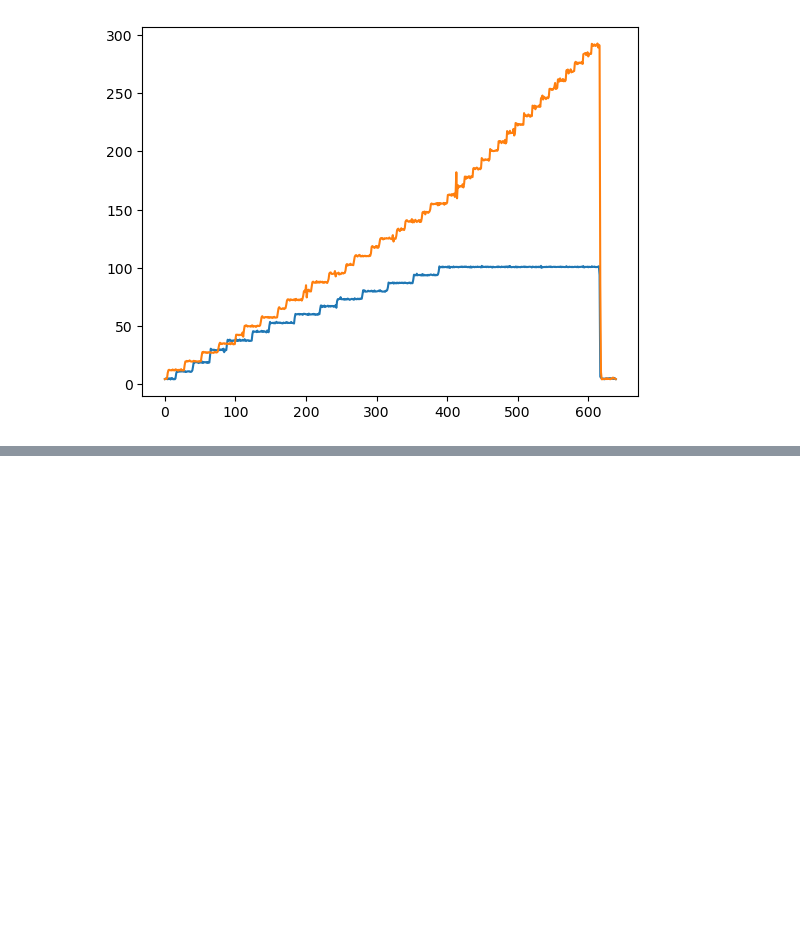
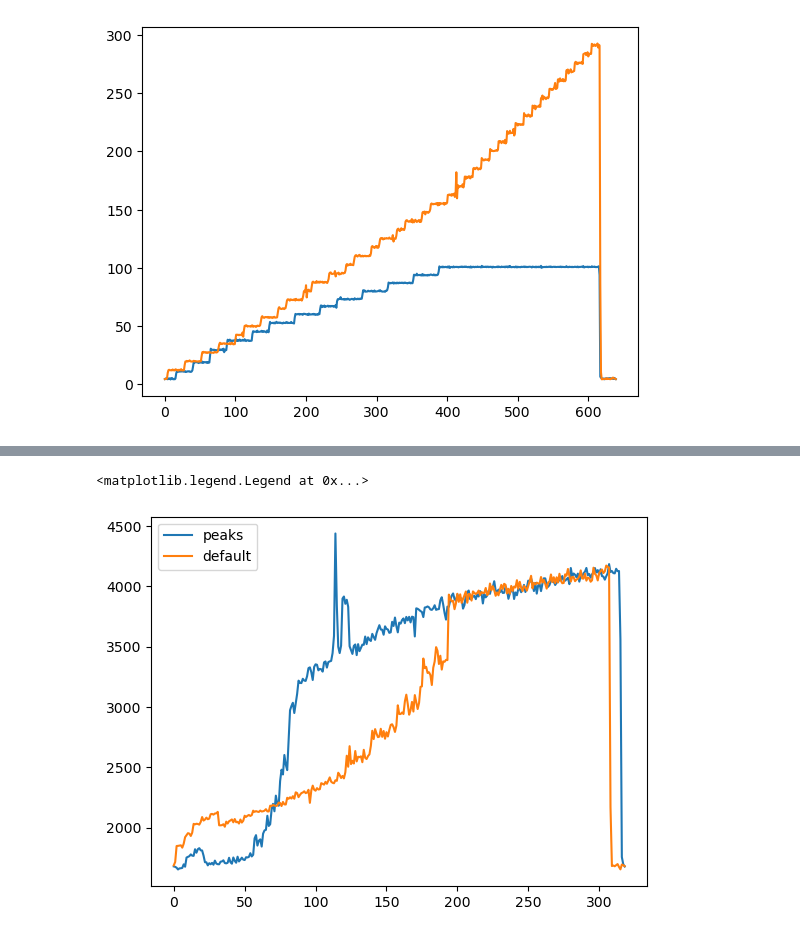
Before and after one commit to sustainable-computing-io/peaks, a Jupyter notebook: power_model/Power saving.ipynb, the cells around one changed output, grey strips where cells are left out. Cells and saved outputs as stored; diff of their text form; code cells hidden in the pictures; blank space fills up the shorter version.

```diff
--- a/power_model/Power saving.ipynb
+++ b/power_model/Power saving.ipynb
@@ -102,0 +103,16 @@ plt.legend(['peaks', 'default'])
+# %%
+time = 2
+energy_peaks = []
+for i in range(time, len(n1_peaks)-1, time):
+    energy_peaks.append((n1_peaks['energy'][i] - n1_peaks['energy'][i-time])+(n2_peaks['energy'][i] - n2_peaks['energy'][i-time]))
+
+energy_default = []
+for i in range(time, len(n1_default)-1, time):
+    energy_default.append((n1_default['energy'][i] - n1_default['energy'][i-time])+(n2_default['energy'][i] - n2_default['energy'][i-time]))
+# %%
+plt.plot(energy_peaks)
+plt.plot(energy_default)
+plt.legend(['peaks', 'default'])
+# %% [output]
+<matplotlib.legend.Legend at 0x...>
+[figure, added]
```
Also changed, not shown: parts of 2 cells of this notebook.
